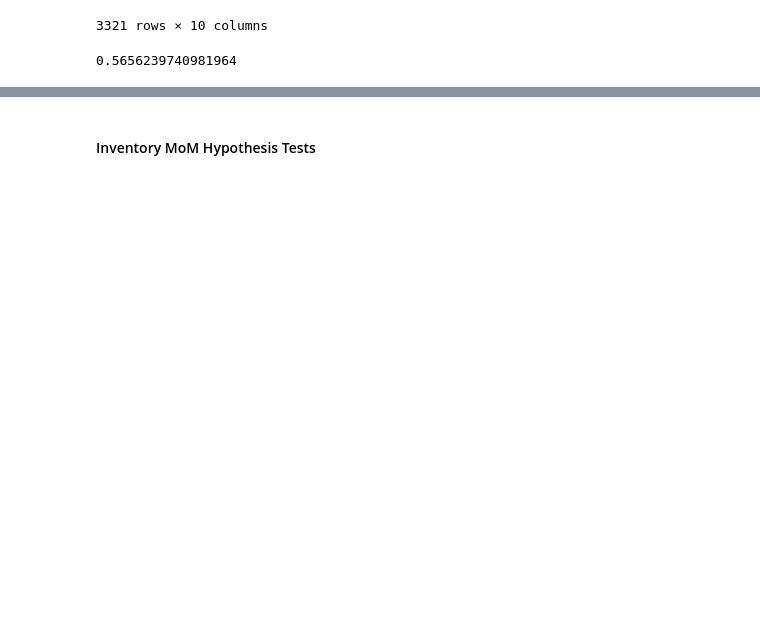
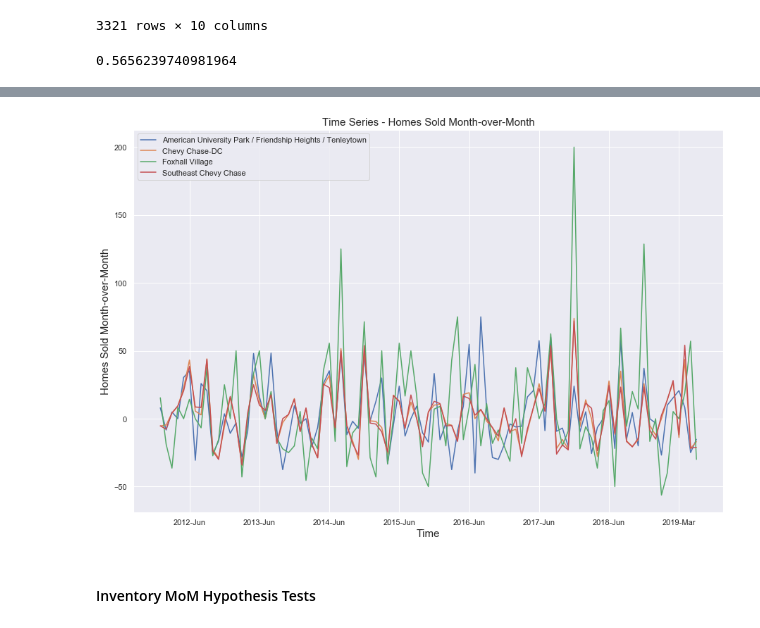
Before and after one commit to iuniorhsiung/mod3_project_DC_housing_price, a Jupyter notebook: DC_house_price_MasterFile.ipynb, the cells around one changed output, grey strips where cells are left out. Drawn from its saved outputs; the diff is of its cells as text; code cells hidden in the pictures; blank space fills up the shorter version.

```diff
--- a/DC_house_price_MasterFile.ipynb
+++ b/DC_house_price_MasterFile.ipynb
@@ -458,6 +456,27 @@ temp[121:160]
 | 157 | (1, 78) | 0.167550 | 0.867127 | 178.395432 | 2154.0 | 0.903932 | 0.086022 | 0.881527 | 4240.0 | ... |
 | 158 | (1, 79) | 0.244941 | 0.806779 | 181.403826 | 2130.5 | 0.833091 | 0.086022 | 0.881527 | 4318.5 | ... |
 | 159 | (1, 80) | 0.089880 | 0.928480 | 183.948019 | 2139.5 | 0.860092 | 0.075269 | 0.954821 | 4273.5 | ... |
+# %%
+df_temp_2 = pd.DataFrame(list(zip(time_frame, B['Homes Sold MoM _1'], B['Homes Sold MoM _18'], B['Homes Sold MoM _35'], B['Homes Sold MoM _65'])),
+               columns =['Time', df_list[1]['Region_1'][0], df_list[18]['Region_18'][0], df_list[35]['Region_35'][0], df_list[65]['Region_65'][0]])
+# %%
+# plot
+sns_plot = sns.lineplot(df_temp_2['Time'], df_temp_2.iloc[:,1], label = 'American University Park / Friendship Heights / Tenleytown')
+sns_plot = sns.lineplot(df_temp_2['Time'], df_temp_2.iloc[:,2], label = 'Chevy Chase-DC')
+sns_plot = sns.lineplot(df_temp_2['Time'], df_temp_2.iloc[:,3], label = 'Foxhall Village')
+sns_plot = sns.lineplot(df_temp_2['Time'], df_temp_2.iloc[:,4], label = 'Southeast Chevy Chase')
+
+plt.legend()
+plt.title("Time Series - Homes Sold Month-over-Month",fontsize = 15)
+plt.xlabel("Time", fontsize = 15)
+plt.ylabel("Homes Sold Month-over-Month", fontsize = 15)
+sns.set(rc={'figure.figsize':(15,10)})
+plt.xticks(range(5, 100, 12))
+#plt.xlim()
+plt.show()
+sns_plot.figure.savefig("data_visualizations/Time Series - Homes Sold Month-over-Month_Group.png")
+# %% [output]
+[figure, added]
 # %% [markdown]
 #### Inventory MoM Hypothesis Tests
 # %%
```
Also changed, not shown: parts of 9 cells of this notebook.
